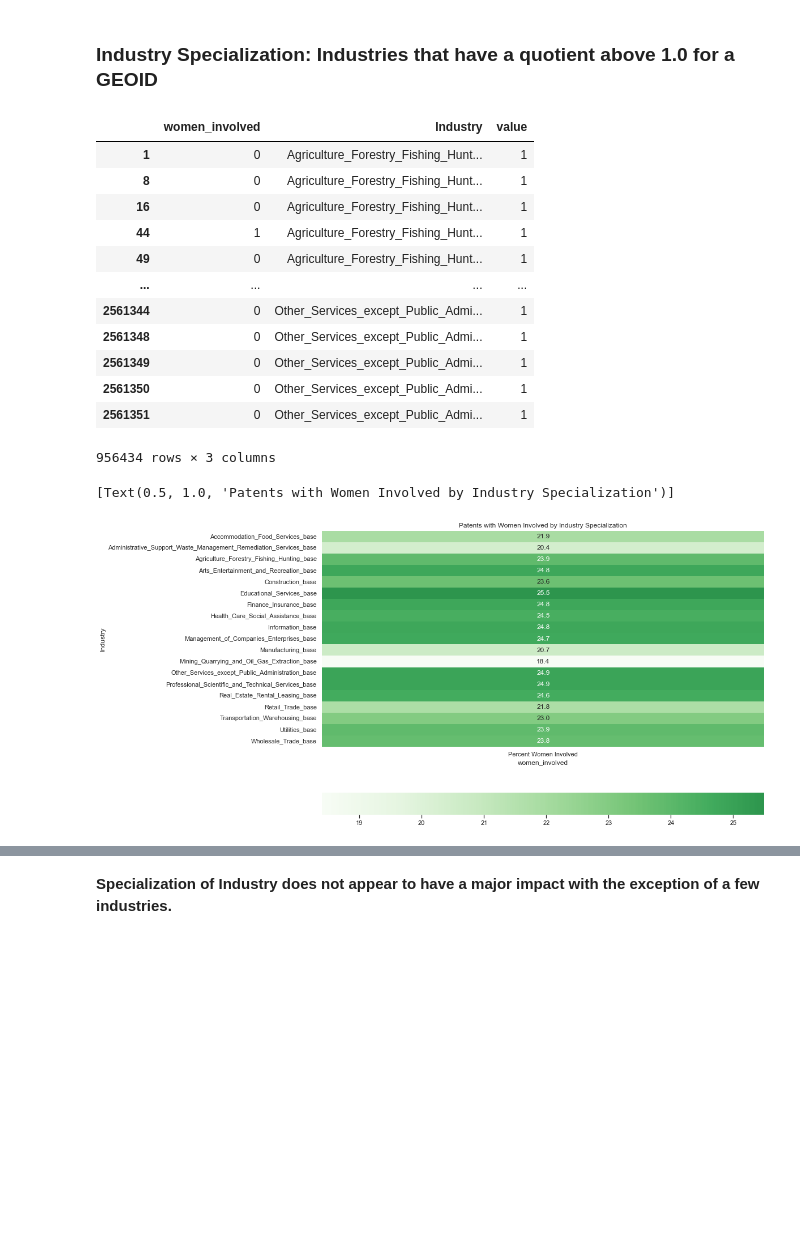
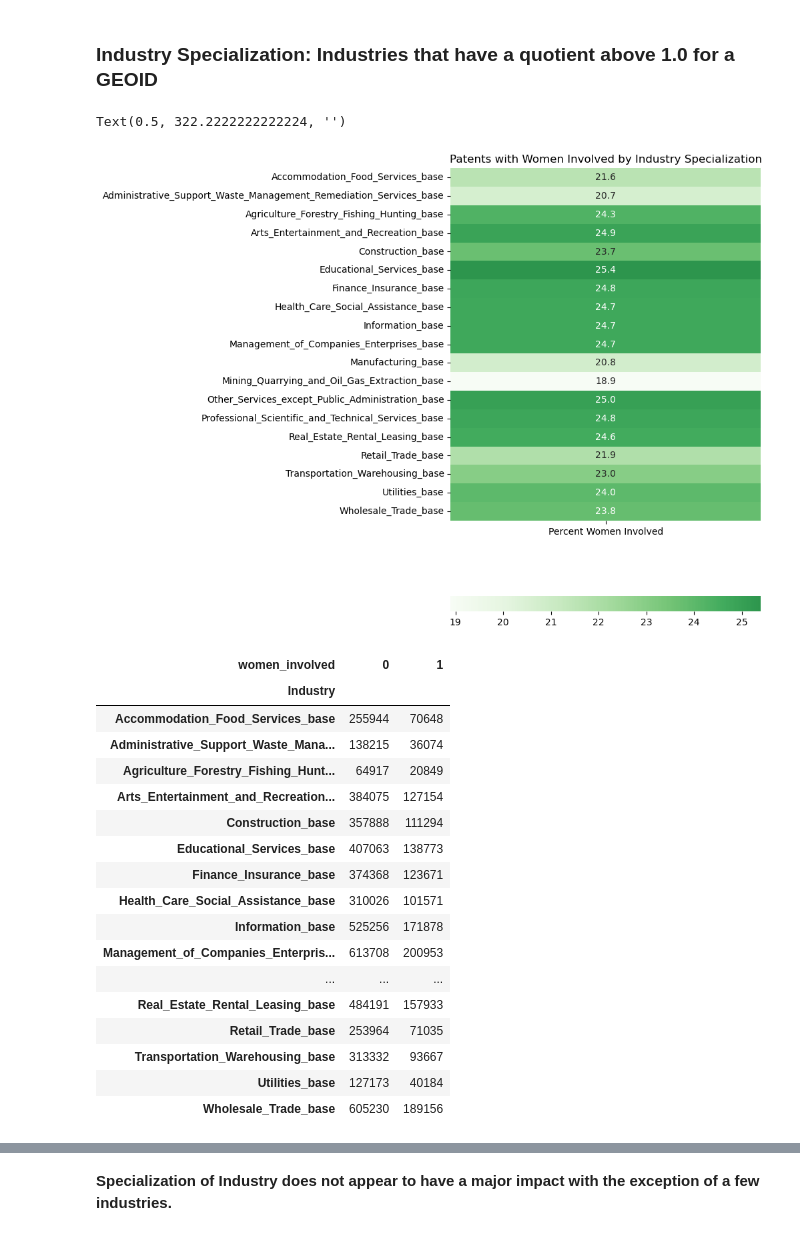
Before and after one commit to mhk9c/patents22, a Jupyter notebook: tc_categorical_9_Feature_Selection-fixed.ipynb, the cells around one changed output, grey strips where cells are left out. Drawn from its saved outputs; the diff is of its cells as text; code cells hidden in the pictures; blank space fills up the shorter version.

```diff
--- a/tc_categorical_9_Feature_Selection-fixed.ipynb
+++ b/tc_categorical_9_Feature_Selection-fixed.ipynb
@@ -278,28 +398,19 @@ naics = pd.melt(train_read, id_vars = ['women_involved'], value_vars = ['Agricul
 naics.rename(columns = {'variable':'Industry'}, inplace = True)
 # %%
 naics = naics.query("value == 1")
-# %%
-naics
-# %% [output]
-|  | women_involved | Industry | value |
-| 1 | 0 | Agriculture_Forestry_Fishing_Hunt... | 1 |
-| 8 | 0 | Agriculture_Forestry_Fishing_Hunt... | 1 |
-| 16 | 0 | Agriculture_Forestry_Fishing_Hunt... | 1 |
-| 44 | 1 | Agriculture_Forestry_Fishing_Hunt... | 1 |
-| 49 | 0 | Agriculture_Forestry_Fishing_Hunt... | 1 |
-| ... | ... | ... | ... |
-| 2561344 | 0 | Other_Services_except_Public_Admi... | 1 |
-| 2561348 | 0 | Other_Services_except_Public_Admi... | 1 |
-| 2561349 | 0 | Other_Services_except_Public_Admi... | 1 |
-| 2561350 | 0 | Other_Services_except_Public_Admi... | 1 |
-| 2561351 | 0 | Other_Services_except_Public_Admi... | 1 |
-956434 rows × 3 columns
 # %%
 naics_distribution = (pd.crosstab(naics.Industry, naics.women_involved, normalize = 'index')*100).round(1)
 naics_distribution.rename(columns = {0:'Percent No Women Involvement', 1:'Percent Women Involved'}, inplace = True)
 # naics_distribution
-sns.set(rc={'figure.figsize':(14,10)})
-sns.heatmap(naics_distribution.drop('Percent No Women Involvement', axis = 1), annot=True, center = naics_distribution['Percent Women Involved'].mean(), cbar_kws={"orientation": "horizontal"}, cmap = "Greens", fmt = '.1f').set(title = 'Patents with Women Involved by Industry Specialization')
+# sns.set(rc={'figure.figsize':(6,10)})
+fig, ax = plt.subplots(1, 1, figsize = (6, 10), dpi=100)
+sns.heatmap(naics_distribution.drop('Percent No Women Involvement', axis = 1),
+            annot=True,
+            center = naics_distribution['Percent Women Involved'].mean(),
+            cbar_kws={"orientation": "horizontal"},
+            cmap = "Greens", fmt = '.1f').set(title = 'Patents with Women Involved by Industry Specialization')
+ax.set_ylabel('')
+ax.set_xlabel('')
 # %% [output]
-[Text(0.5, 1.0, 'Patents with Women Involved by Industry Specialization')]
+Text(0.5, 322.2222222222224, '')
-[figure, old version]
+[figure, new version]
@@ -305,0 +419,21 @@ sns.heatmap(naics_distribution.drop('Percent No Women Involvement', axis = 1), a
+# %%
+naics_distributionCT
+# %% [output]
+| women_involved | 0 | 1 |
+| Industry |  |  |
+| Accommodation_Food_Services_base | 255944 | 70648 |
+| Administrative_Support_Waste_Mana... | 138215 | 36074 |
+| Agriculture_Forestry_Fishing_Hunt... | 64917 | 20849 |
+| Arts_Entertainment_and_Recreation... | 384075 | 127154 |
+| Construction_base | 357888 | 111294 |
+| Educational_Services_base | 407063 | 138773 |
+| Finance_Insurance_base | 374368 | 123671 |
+| Health_Care_Social_Assistance_base | 310026 | 101571 |
+| Information_base | 525256 | 171878 |
+| Management_of_Companies_Enterpris... | 613708 | 200953 |
+| ... | ... | ... |
+| Real_Estate_Rental_Leasing_base | 484191 | 157933 |
+| Retail_Trade_base | 253964 | 71035 |
+| Transportation_Warehousing_base | 313332 | 93667 |
+| Utilities_base | 127173 | 40184 |
+| Wholesale_Trade_base | 605230 | 189156 |
```
Also changed, not shown: parts of 44 cells of this notebook, 1 other file.
